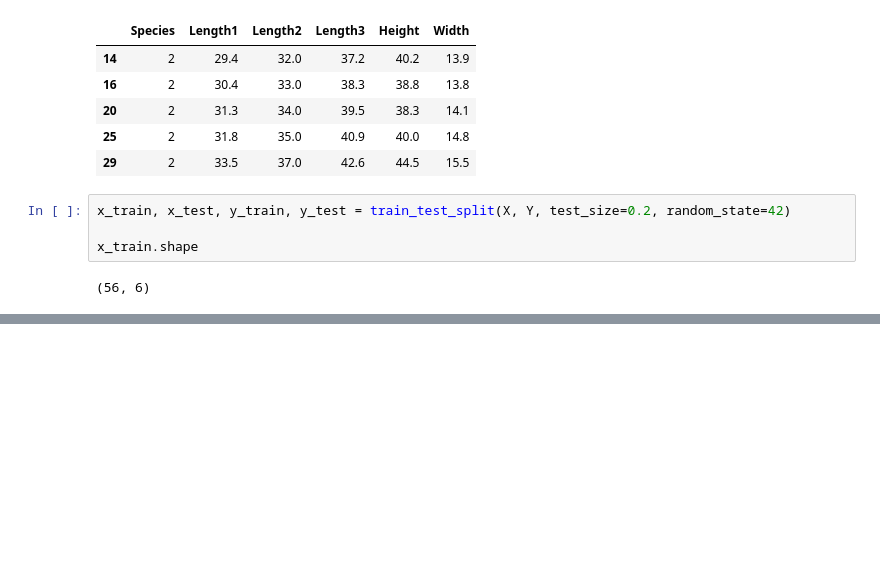
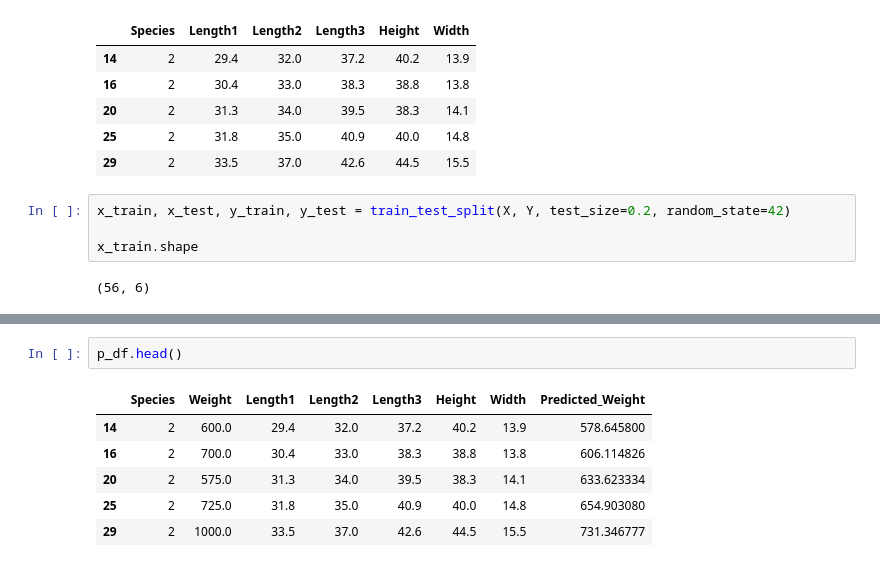
Before and after one commit to AlexanderKuznetsov03/DataScince, a Jupyter notebook: Practice.ipynb, the cells around one changed output, grey strips where cells are left out. Saved outputs shown, nothing was run; the diff lists cells and outputs as text; blank space fills up the shorter version.

```diff
--- a/Practice.ipynb
+++ b/Practice.ipynb
@@ -159,0 +169,9 @@ Notes:
+# %%
+p_df.head()
+# %% [output]
+|  | Species | Weight | Length1 | Length2 | Length3 | Height | Width | Predicted_Weight |
+| 14 | 2 | 600.0 | 29.4 | 32.0 | 37.2 | 40.2 | 13.9 | 578.645800 |
+| 16 | 2 | 700.0 | 30.4 | 33.0 | 38.3 | 38.8 | 13.8 | 606.114826 |
+| 20 | 2 | 575.0 | 31.3 | 34.0 | 39.5 | 38.3 | 14.1 | 633.623334 |
+| 25 | 2 | 725.0 | 31.8 | 35.0 | 40.9 | 40.0 | 14.8 | 654.903080 |
+| 29 | 2 | 1000.0 | 33.5 | 37.0 | 42.6 | 44.5 | 15.5 | 731.346777 |
```
Also changed, not shown: parts of 7 cells of this notebook.
